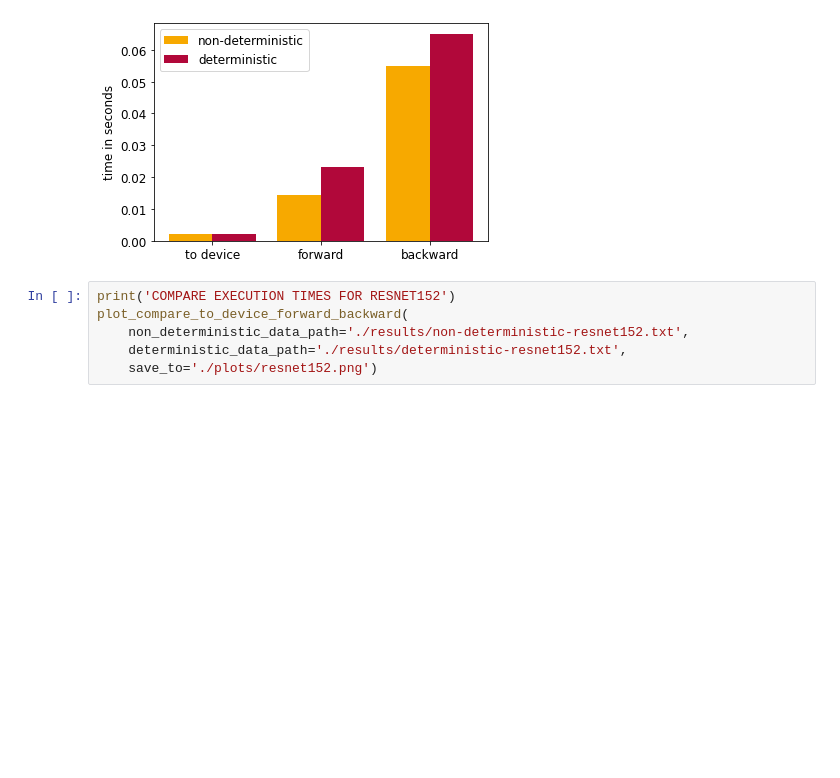
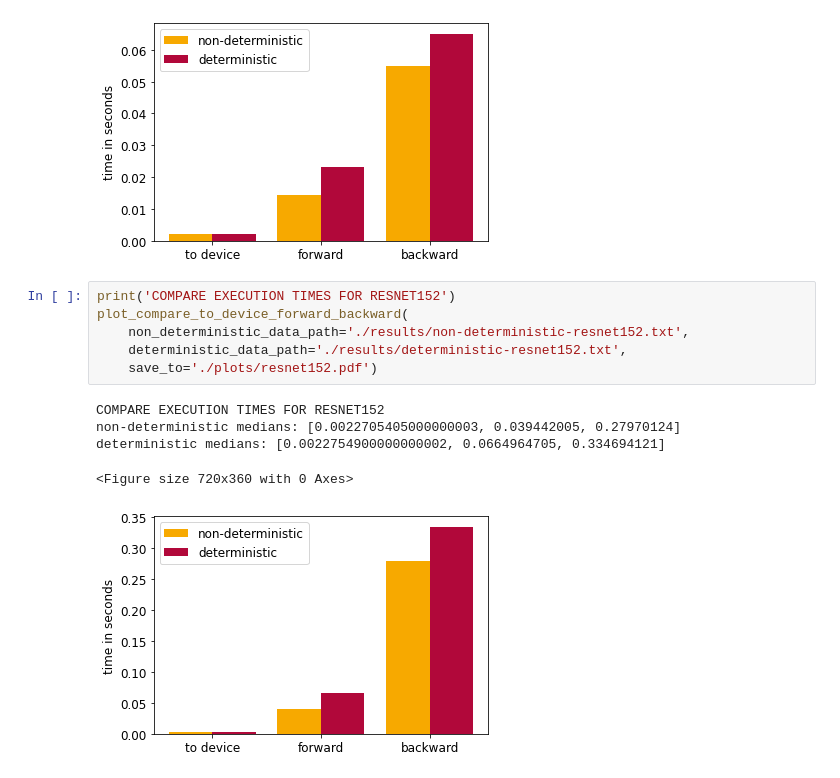
Before and after one commit to slin96/master-thesis, a Jupyter notebook: experiments/deterministic-runtime/plots.ipynb, the cells around one changed output. Saved outputs shown, nothing was run; the diff lists cells and outputs as text; blank space fills up the shorter version.

Commit message:
finish plots

```diff
--- a/experiments/deterministic-runtime/plots.ipynb
+++ b/experiments/deterministic-runtime/plots.ipynb
@@ -56,6 +56,12 @@ deterministic medians: [0.0022599010000000004, 0.023106714, 0.0650679905]
 # %%
 print('COMPARE EXECUTION TIMES FOR RESNET152')
 plot_compare_to_device_forward_backward(
     non_deterministic_data_path='./results/non-deterministic-resnet152.txt',
     deterministic_data_path='./results/deterministic-resnet152.txt',
-    save_to='./plots/resnet152.png')
+    save_to='./plots/resnet152.pdf')
+# %% [output]
+COMPARE EXECUTION TIMES FOR RESNET152
+non-deterministic medians: [0.0022705405000000003, 0.039442005, 0.27970124]
+deterministic medians: [0.0022754900000000002, 0.0664964705, 0.334694121]
+<Figure size 720x360 with 0 Axes>
+[figure, added]
```
Also changed, not shown: 5 other files.
